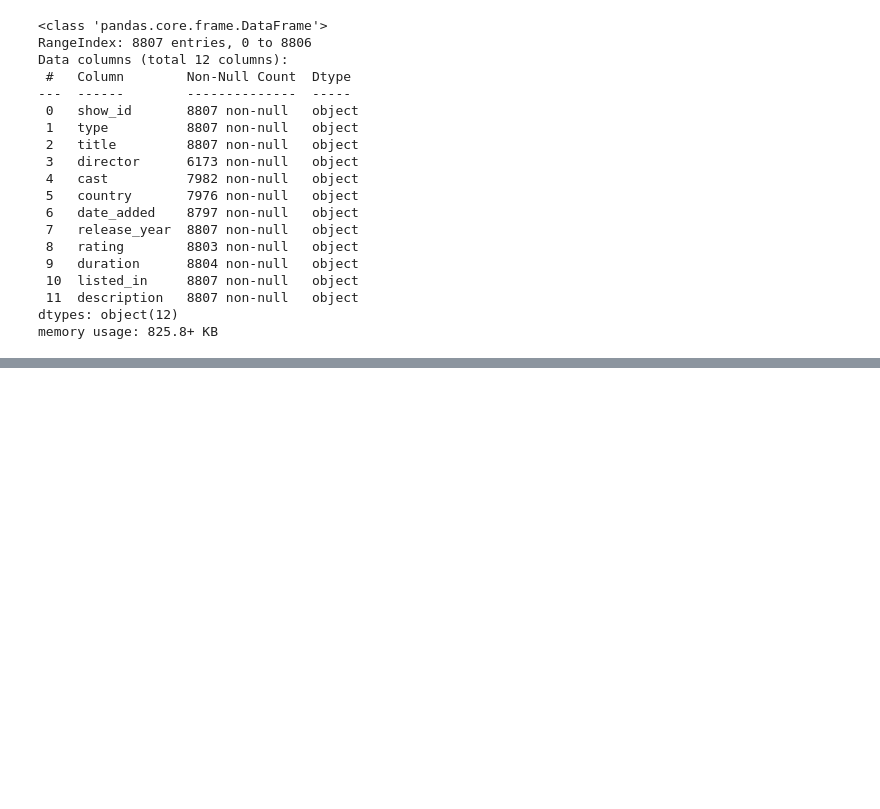
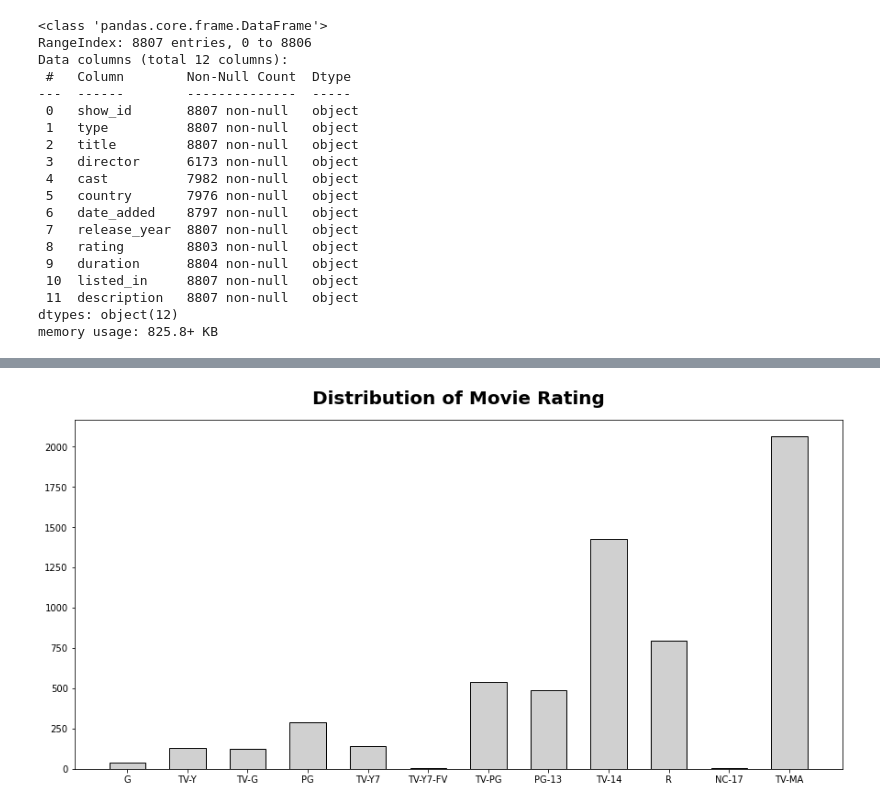
Before and after one commit to Tribodee/PYTHON_FOR_VISYALIZATION, a Jupyter notebook: Netflix_visual.ipynb, the cells around one changed output, grey strips where cells are left out. Drawn from its saved outputs; the diff is of its cells as text; code cells hidden in the pictures; blank space fills up the shorter version.

```diff
--- a/Netflix_visual.ipynb
+++ b/Netflix_visual.ipynb
@@ -169,0 +191,6 @@ memory usage: 825.8+ KB
+# %%
+rating_order_movie =  ['G', 'TV-Y', 'TV-G', 'PG', 'TV-Y7', 'TV-Y7-FV', 'TV-PG', 'PG-13', 'TV-14', 'R', 'NC-17', 'TV-MA']
+rating_order_tv =  [ 'TV-Y', 'TV-G', 'TV-Y7', 'TV-Y7-FV', 'TV-PG', 'TV-14', 'R', 'TV-MA']
+# %%
+movie_rating = df_movies['rating'].value_counts()[rating_order_movie]
+tv_rating = df_tv['rating'].value_counts()[rating_order_tv].fillna(0)
@@ -169,0 +222,12 @@ memory usage: 825.8+ KB
+# %%
+def rating_barplot(data, title, h_lim=None):
+    fig, ax = plt.subplots(1,1, figsize=(15, 7))
+    if h_lim :
+        ax.set_ylim(0, h_lim)
+    ax.bar(data.index, data,  color="#d0d0d0", width=0.6, edgecolor='black')
+    ax.set_title(f'Distribution of {title} Rating', fontsize=20, fontweight='bold', position=(0.5, 1.0+0.03))
+    plt.show()
+# %%
+rating_barplot(movie_rating,'Movie')
+# %% [output]
+[figure, added]
```
Also changed, not shown: parts of 3 cells of this notebook.
